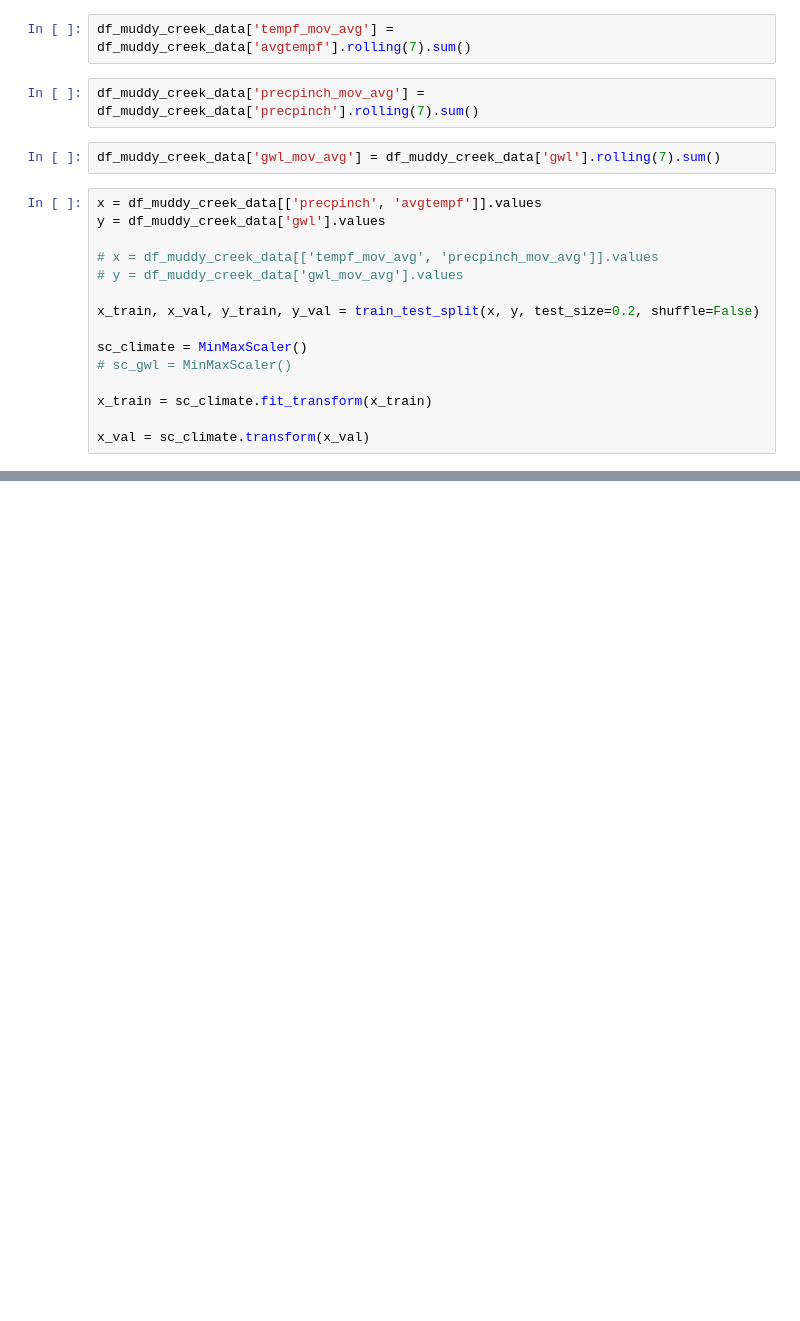
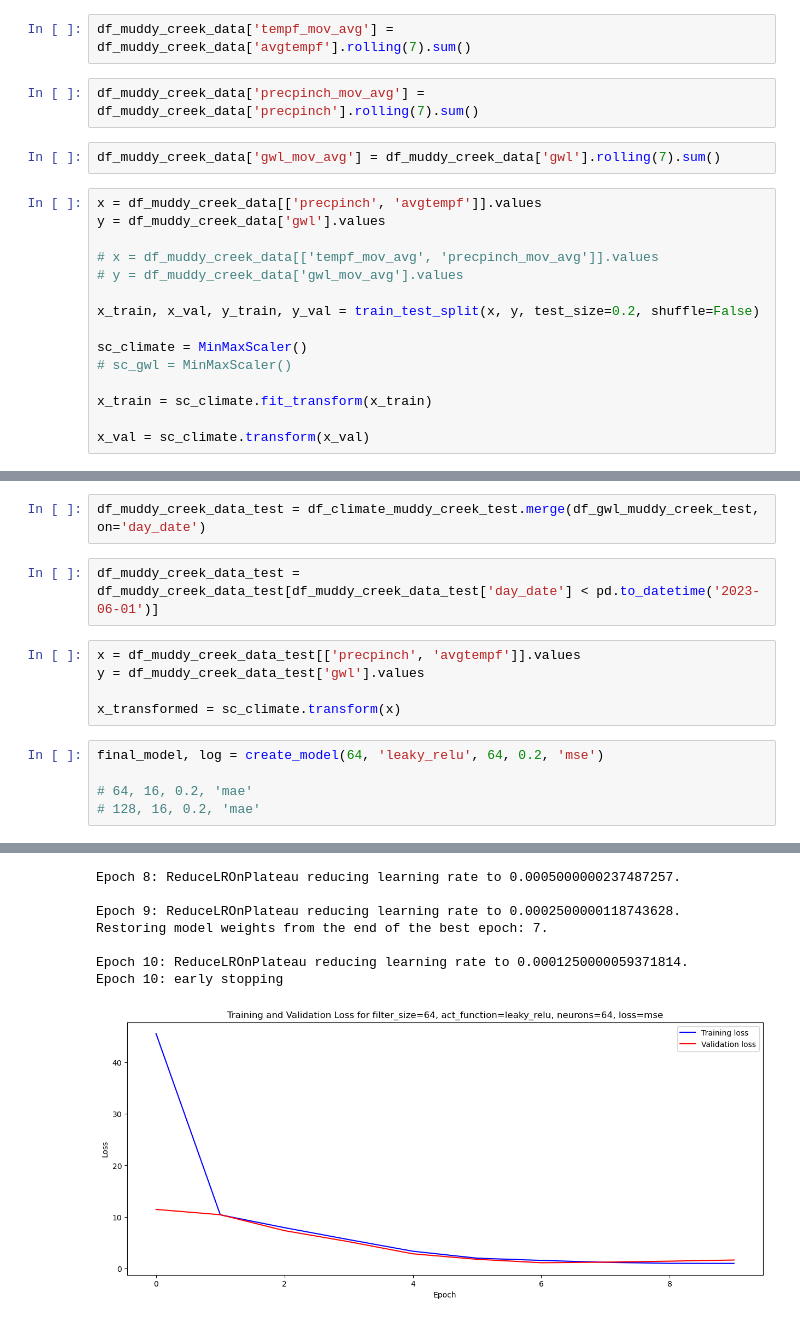
Before and after one commit to shvmpandey98/csci5520, a Jupyter notebook: model.ipynb, the cells around one changed output, grey strips where cells are left out. Drawn from its saved outputs; the diff is of its cells as text; blank space fills up the shorter version.

```diff
--- a/model.ipynb
+++ b/model.ipynb
@@ -211,0 +301,15 @@ Epoch 7: early stopping
+# %%
+df_muddy_creek_data_test = df_climate_muddy_creek_test.merge(df_gwl_muddy_creek_test, on='day_date')
+# %%
+df_muddy_creek_data_test = df_muddy_creek_data_test[df_muddy_creek_data_test['day_date'] < pd.to_datetime('2023-06-01')]
+# %%
+x = df_muddy_creek_data_test[['precpinch', 'avgtempf']].values
+y = df_muddy_creek_data_test['gwl'].values
+
+x_transformed = sc_climate.transform(x)
+# %%
+final_model, log = create_model(64, 'leaky_relu', 64, 0.2, 'mse')
+
+# 64, 16, 0.2, 'mae'
+# 128, 16, 0.2, 'mae'
+# %% [output]
@@ -211,0 +318,8 @@ Epoch 7: early stopping
+Epoch 8: ReduceLROnPlateau reducing learning rate to 0.0005000000237487257.
+
+Epoch 9: ReduceLROnPlateau reducing learning rate to 0.0002500000118743628.
+Restoring model weights from the end of the best epoch: 7.
+
+Epoch 10: ReduceLROnPlateau reducing learning rate to 0.0001250000059371814.
+Epoch 10: early stopping
+[figure, added]
```
Also changed, not shown: parts of 22 cells of this notebook, 7 other files.
